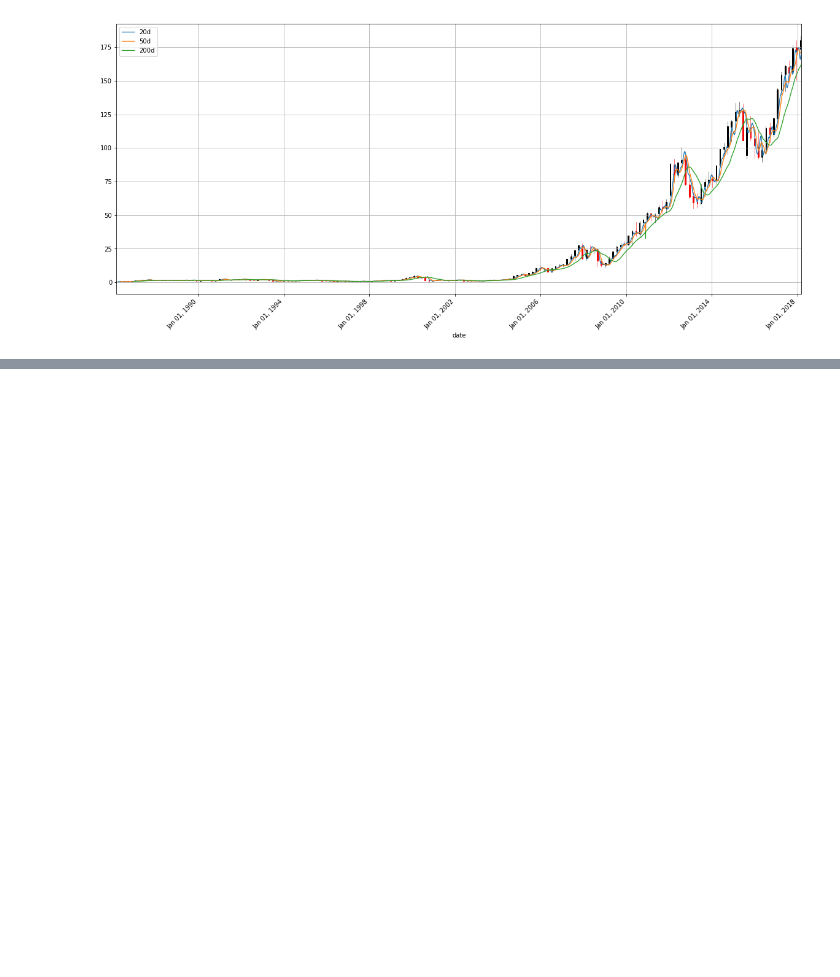
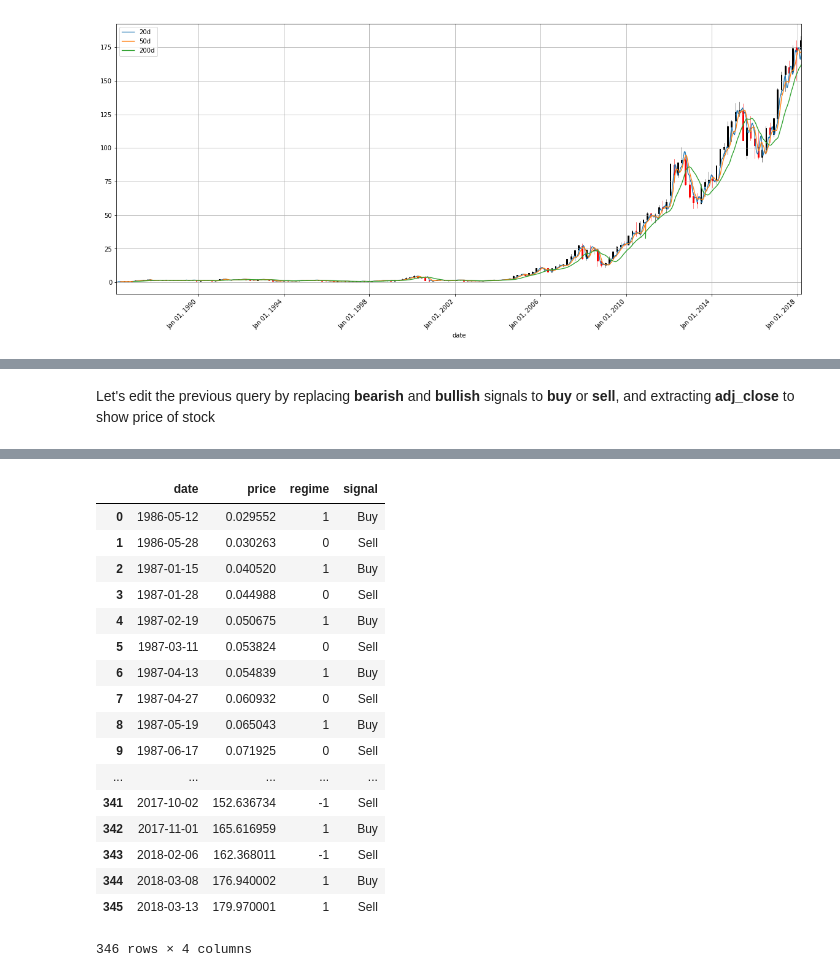
Before and after one commit to Sasa94s/stock_market, a Jupyter notebook: src/analysis/Stock Market Data Analysis.ipynb, the cells around one changed output, grey strips where cells are left out. Drawn from its saved outputs; the diff is of its cells as text; code cells hidden in the pictures; blank space fills up the shorter version.

Commit message:
reanalyzing long trades on adjusted data using sql queries

```diff
--- a/src/analysis/Stock Market Data Analysis.ipynb
+++ b/src/analysis/Stock Market Data Analysis.ipynb
@@ -769,0 +870,62 @@ pandas_candlestick_ohlc(apple, stick = 45, otherseries = ["20d", "50d", "200d"])
+# %% [markdown]
+Let's edit the previous query by replacing **bearish** and **bullish** signals to **buy** or **sell**, and extracting **adj_close** to show price of stock
+# %%
+%%read_sql apple_adj_signals
+-- Returning date, moving average of 20-day, 50-day, 200-day
+WITH apple0 AS (SELECT ROW_NUMBER() OVER (ORDER BY date) AS seq,
+                       date,
+                       (open * adj_close / close) AS open,
+                       (high * adj_close / close) AS high,
+                       (low * adj_close / close) AS low,
+                       (adj_close) AS close
+                FROM information
+                JOIN company
+                ON information.company_id = company.id
+                AND company.name = 'AAPL'
+                ORDER BY date),
+apple1 AS (SELECT seq, date, open, high, low, close,
+                  ROUND(AVG(close) OVER (ORDER BY date ROWS BETWEEN 19 PRECEDING AND CURRENT ROW), 2) AS a20d,
+                  ROUND(AVG(close) OVER (ORDER BY date ROWS BETWEEN 49 PRECEDING AND CURRENT ROW), 2) AS a50d,
+                  ROUND(AVG(close) OVER (ORDER BY date ROWS BETWEEN 199 PRECEDING AND CURRENT ROW), 2) AS a200d
+            FROM apple0),
+-- We have 1's for bullish regimes and 0's for everything else. Below I replace bearish regimes's values with -1
+apple2 AS (SELECT seq, date, open, high, low, close, a20d, a50d, a200d,
+                  ROUND((a20d-a50d), 2) AS a20da50d,
+                  CASE WHEN a20d-a50d > 0 THEN 1
+                       WHEN a20d-a50d < 0 THEN -1
+                       ELSE 0
+                    END AS regime
+            FROM apple1),
+regime_orig AS (SELECT regime FROM apple2 WHERE date = (SELECT MAX(date) FROM apple2)),
+apple3 AS (SELECT seq, date, open, high, low, close, a20d, a50d, a200d, a20da50d,
+-- To ensure that all trades close out, I temporarily change the regime of the last row to 0
+                  CASE WHEN seq = (SELECT COUNT(*) FROM apple2) THEN 0
+                       ELSE regime
+                   END AS regime
+           FROM apple2),
+apple4 AS (SELECT a_current.seq, a_current.date, a_current.open, a_current.high, a_current.low, a_current.close,
+                  a_current.a20d, a_current.a50d, a_current.a200d, a_current.a20da50d,
+-- Returning the value of last row after calculating signal
+                  CASE WHEN a_current.seq = (SELECT COUNT(*) FROM apple2) THEN (SELECT regime FROM regime_orig)
+                       ELSE a_current.regime
+                   END AS regime,
+-- Calculating Signal derived column
+-- Holding value of last row in regime column; to set it to zero while calculating Signal
+                  CASE WHEN (a_current.regime - COALESCE(a_prev.regime, 0)) > 0 THEN 1
+                       WHEN (a_current.regime - COALESCE(a_prev.regime, 0)) < 0 THEN -1
+                       ELSE 0
+                   END AS signal
+          FROM apple3 AS a_current
+          LEFT JOIN apple3 AS a_prev
+          ON a_current.seq = a_prev.seq + 1),
+apple5 AS (SELECT ROW_NUMBER() OVER (ORDER BY date) AS seq,
+                  date, close AS price, regime,
+                  CASE WHEN signal = 1 THEN 'Buy'
+                       ELSE 'Sell'
+                   END AS signal
+           FROM apple4
+           WHERE signal <> 0)
+
+SELECT date, price, regime, signal
+FROM apple5
+# %% [output]
@@ -769,0 +933,18 @@ pandas_candlestick_ohlc(apple, stick = 45, otherseries = ["20d", "50d", "200d"])
+|  | date | price | regime | signal |
+| 0 | 1986-05-12 | 0.029552 | 1 | Buy |
+| 1 | 1986-05-28 | 0.030263 | 0 | Sell |
+| 2 | 1987-01-15 | 0.040520 | 1 | Buy |
+| 3 | 1987-01-28 | 0.044988 | 0 | Sell |
+| 4 | 1987-02-19 | 0.050675 | 1 | Buy |
+| 5 | 1987-03-11 | 0.053824 | 0 | Sell |
+| 6 | 1987-04-13 | 0.054839 | 1 | Buy |
+| 7 | 1987-04-27 | 0.060932 | 0 | Sell |
+| 8 | 1987-05-19 | 0.065043 | 1 | Buy |
+| 9 | 1987-06-17 | 0.071925 | 0 | Sell |
+| ... | ... | ... | ... | ... |
+| 341 | 2017-10-02 | 152.636734 | -1 | Sell |
+| 342 | 2017-11-01 | 165.616959 | 1 | Buy |
+| 343 | 2018-02-06 | 162.368011 | -1 | Sell |
+| 344 | 2018-03-08 | 176.940002 | 1 | Buy |
+| 345 | 2018-03-13 | 179.970001 | 1 | Sell |
+346 rows × 4 columns
```
Also changed, not shown: parts of 18 cells of this notebook.
